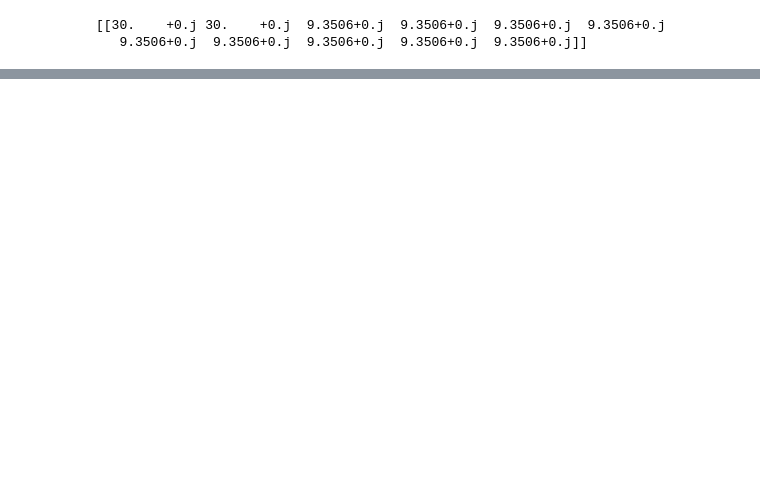
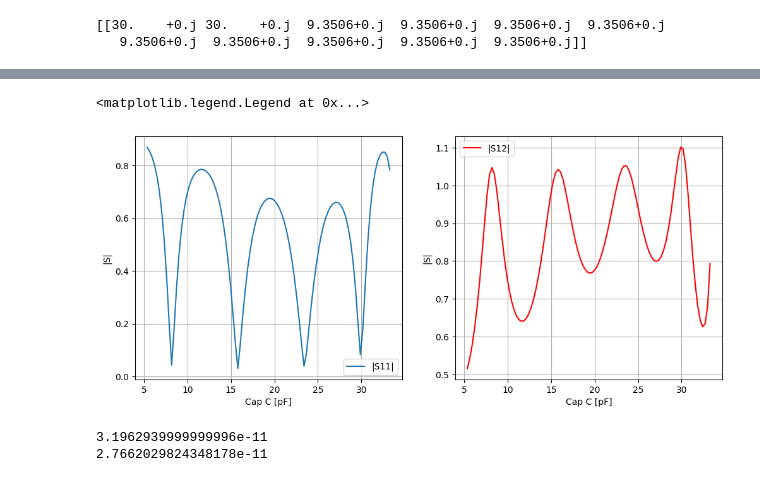
Before and after one commit to vandelij/TWA_circuit, a Jupyter notebook: Ricardo_Ispired.ipynb, the cells around one changed output, grey strips where cells are left out. Drawn from its saved outputs; the diff is of its cells as text; code cells hidden in the pictures; blank space fills up the shorter version.

```diff
--- a/Ricardo_Ispired.ipynb
+++ b/Ricardo_Ispired.ipynb
@@ -628,3 +698,45 @@ plt.colorbar()
+# %%
+Cs = np.linspace(5.365672663526817e-12, 3.3274401926861996e-11, 100) # el=0.02 C = 4.939304803877667e-11, el = 0.095, C = 8.066132824996895e-11 OLD, non-de-embded
+# NEW RANGE: el = 0.02, C =5.365672663526817e-12,,, el = 0.095, C = 3.3274401926861996e-11
+#Cs = np.linspace(1.9e-13, 80.06e-12, 1000) # el=0.02 C = 4.939304803877667e-11, el = 0.095, C = 8.066132824996895e-11
+S11v3 = np.array([])
+S12v3 = np.array([])
+
+for i in range(Cs.shape[0]):
+    Ci = Cs[i]
+    S11, S12 = get_S11_and_S12_given_C_via_caps(Ci)
+    S11v3 = np.append(S11v3, S11)
+    S12v3 = np.append(S12v3, S12)
+# %%
+%matplotlib inline
+fig, axs = plt.subplots(1, 2, figsize=(12, 5))
+
+axs[0].plot(Cs*1e12, S11v3, label='|S11|')
+axs[1].plot(Cs*1e12, S12v3, label='|S12|', color='red')
+axs[0].set_ylabel('|S|')
+axs[0].set_xlabel('Cap C [pF]')
+axs[0].grid()
+axs[0].legend()
+axs[1].set_ylabel('|S|')
+axs[1].set_xlabel('Cap C [pF]')
+axs[1].grid()
+axs[1].legend()
+# %% [output]
+<matplotlib.legend.Legend at 0x...>
+[figure, added]
+# %%
+l = 0.095 #+ 11e-2
+hh = 0.5e-2
+Canylitic = myTWA.epsi0*(2*1e-2+2*8.5e-2)*l/hh
+print(Canylitic)
+# coaxial version
+pout = 2*9.5e-2 + 2*2e-2
+pin = 2*8.5e-2 + 2*1e-2
+Ccoax = 2*np.pi*myTWA.epsi0*l/np.log(pout/pin)
+print(Ccoax)
+# %% [output]
+3.1962939999999996e-11
+2.7662029824348178e-11
 # %%
 # filename = 'circ_model/S11_cap_81to111MHz.csv'
 # freqs = np.arange(81,111+1,1)
```
Also changed, not shown: parts of 11 cells of this notebook.
